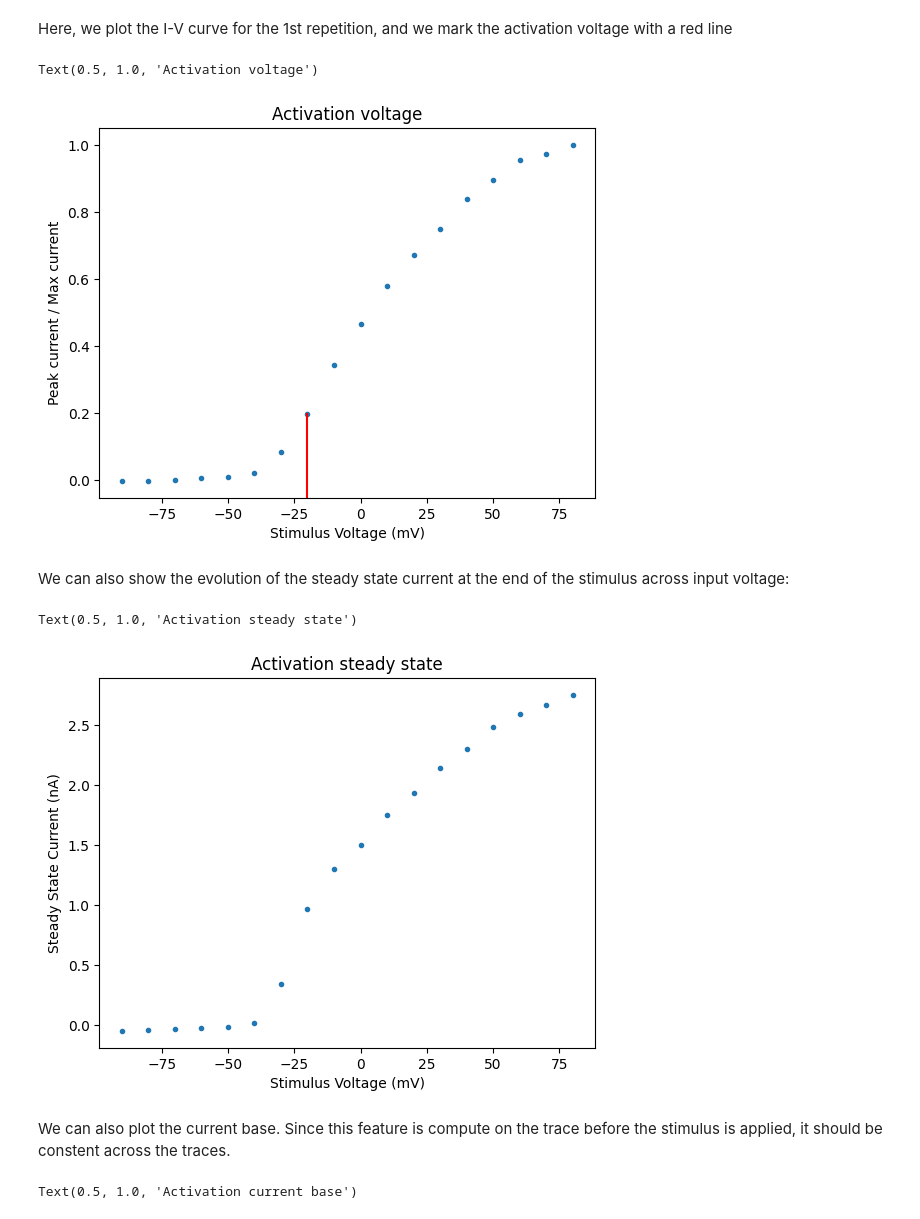
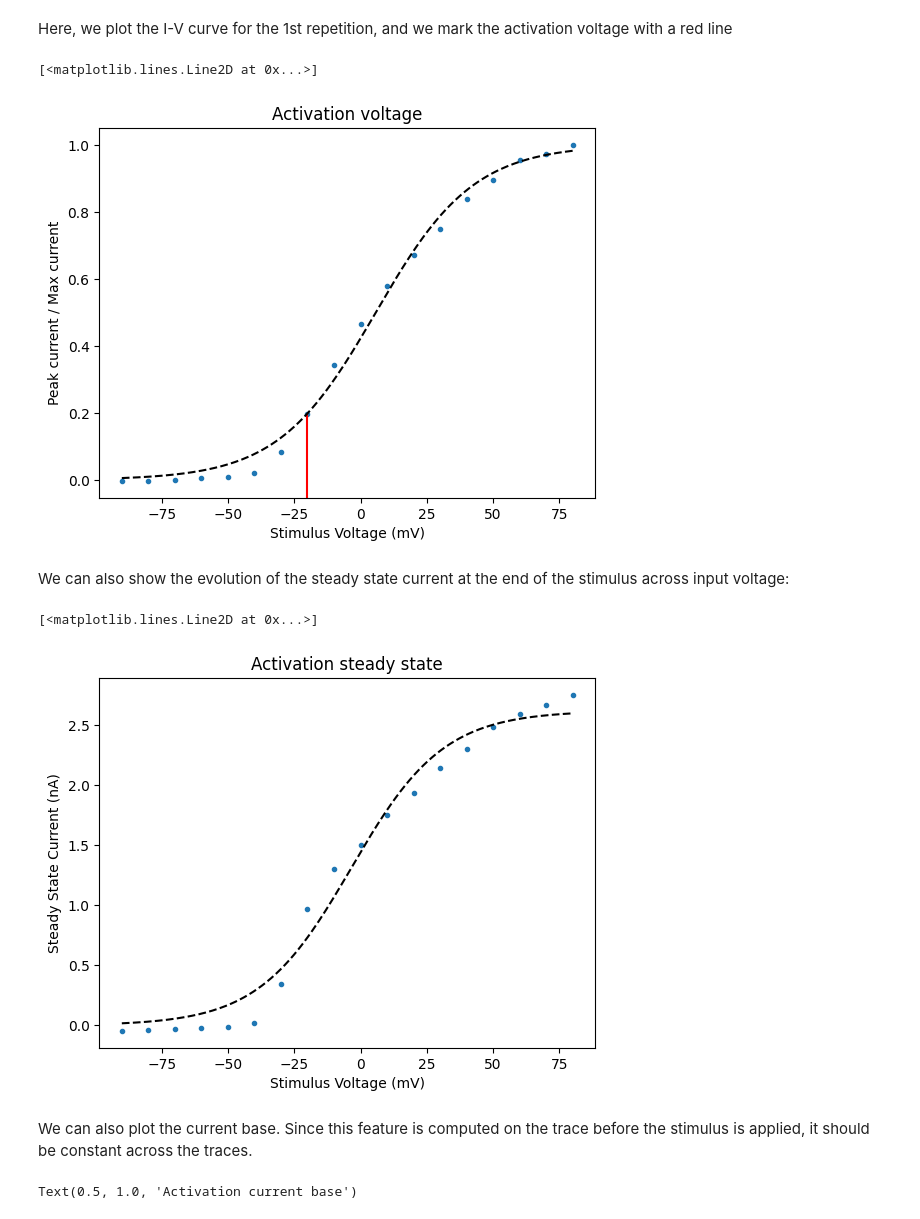
Before and after one commit to BlueBrain/eFEL, a Jupyter notebook: examples/voltage_clamp/voltage_clamp.ipynb, the cells around one changed output. Cells and saved outputs as stored; diff of their text form; code cells hidden in the pictures.

Commit message:
add fitting curves to voltage clamp example

```diff
--- a/examples/voltage_clamp/voltage_clamp.ipynb
+++ b/examples/voltage_clamp/voltage_clamp.ipynb
@@ -28,8 +29,8 @@ with h5py.File(data_path, "r") as content:
         reps = content["acquisition"]["timeseries"][exp_type]["repetitions"]
         for rep_name, rep in reps.items():
             data[exp_type][rep_name] = {
-                "dt": np.array(rep["x_interval"], dtype="float32"),
-                "current": np.array(rep["data"], dtype="float32"),
+                "dt": np.asarray(rep["x_interval"], dtype=np.float32),
+                "current": np.asarray(rep["data"], dtype=np.float32),
             }
 # %% [markdown]
 Now we will turn this data into the traces list expected by eFel. Here, we will start with the traces from the activation experiment. For this example, we will only use the 1st repetition. You can change the repetition by renaming the rep_name variable into 'repetition2' or 'repetition3'. Notice that we have to give the time in ms.
@@ -87,13 +88,22 @@ Here, we plot the I-V curve for the 1st repetition, and we mark the activation v
 # %%
 plt.plot(stim_v, max_i, '.')
 plt.xlabel("Stimulus Voltage (mV)")
 plt.ylabel("Peak current / Max current")
 plt.plot([act_v, act_v], [ylim[0], act_i], color="red")
 plt.ylim(ylim)
 plt.title("Activation voltage")
+
+# sigmoid fit
+def sigmoid(v, delta, tau):
+    return 1 / (1 + np.exp(-(v - delta) / tau))
+
+popt, _ = curve_fit(sigmoid, stim_v, max_i)
+v = np.linspace(stim_v[0], stim_v[-1], 200)
+i = sigmoid(v, *popt)
+plt.plot(v, i, "--", c="black")
 # %% [output]
-Text(0.5, 1.0, 'Activation voltage')
+[<matplotlib.lines.Line2D at 0x...>]
-[figure, old version]
+[figure, new version]
 # %% [markdown]
 We can also show the evolution of the steady state current at the end of the stimulus across input voltage:
 # %%
@@ -102,11 +112,19 @@ plt.plot(stim_v, ssis, '.')
 plt.xlabel("Stimulus Voltage (mV)")
 plt.ylabel("Steady State Current (nA)")
 plt.title("Activation steady state")
+
+# sigmoid fit
+def sigmoid_scaled(v, delta, tau, A):
+    return A / (1 + np.exp(-(v - delta) / tau))
+
+popt, _ = curve_fit(sigmoid_scaled, stim_v, ssis)
+ss = sigmoid_scaled(v, *popt)
+plt.plot(v, ss, "--", c="black")
 # %% [output]
-Text(0.5, 1.0, 'Activation steady state')
+[<matplotlib.lines.Line2D at 0x...>]
-[figure, old version]
+[figure, new version]
 # %% [markdown]
-We can also plot the current base. Since this feature is compute on the trace before the stimulus is applied, it should be constent across the traces.
+We can also plot the current base. Since this feature is computed on the trace before the stimulus is applied, it should be constant across the traces.
 # %%
 i_base = np.array([feat_dict["voltage_base"][0] for feat_dict in feats])
 plt.plot(stim_v, i_base, '.')
```
Also changed, not shown: parts of 15 cells of this notebook, 2 other files.
